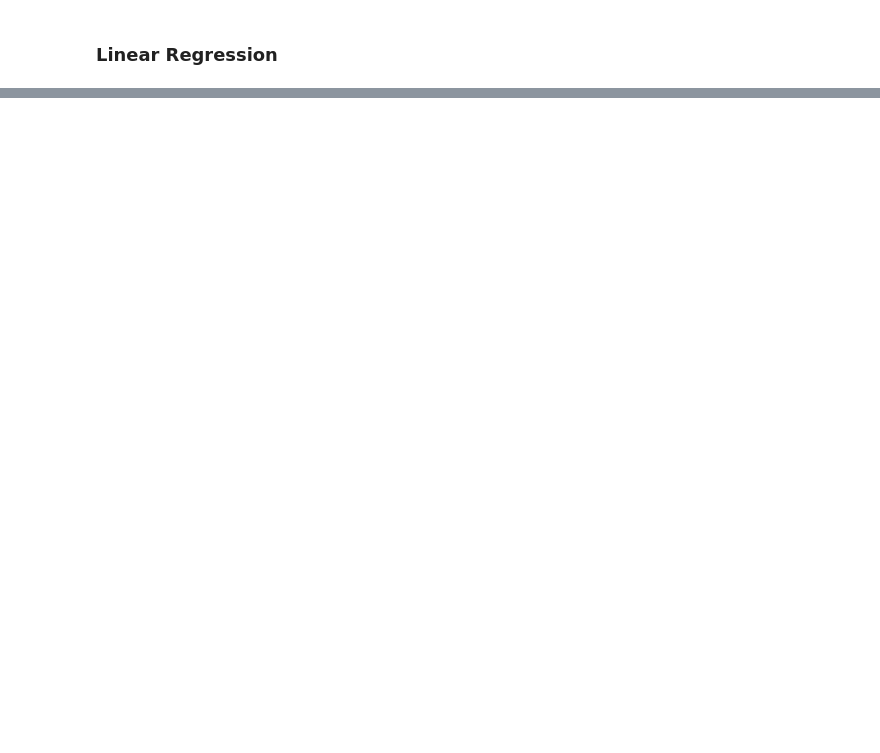
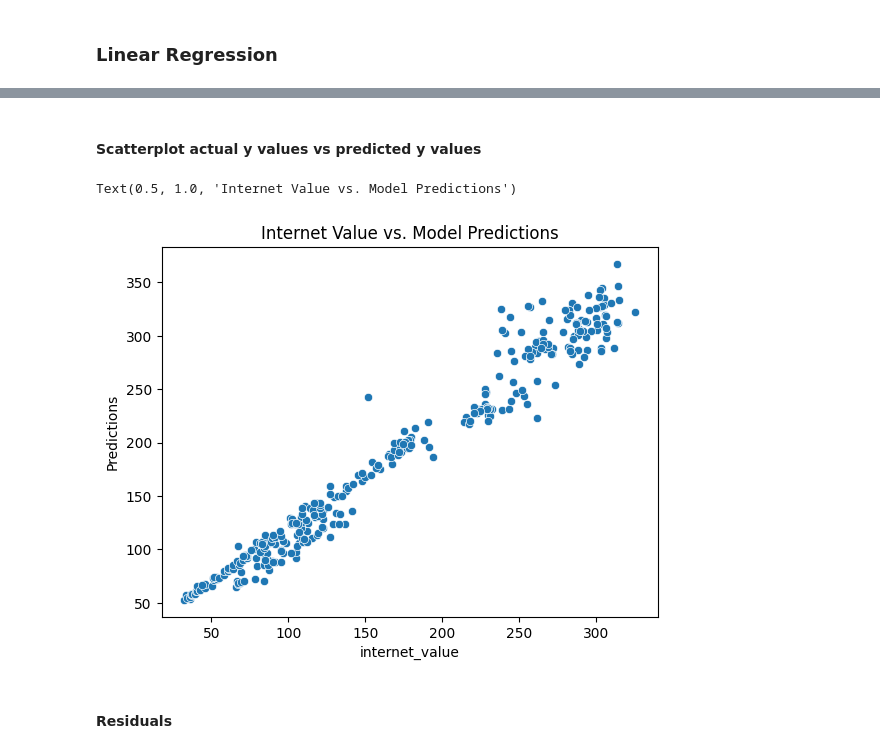
Before and after one commit to MariiaKrestenko/retail-internet-sales-uk, a Jupyter notebook: main.ipynb, the cells around one changed output, grey strips where cells are left out. Drawn from its saved outputs; the diff is of its cells as text; code cells hidden in the pictures; blank space fills up the shorter version.

```diff
--- a/main.ipynb
+++ b/main.ipynb
@@ -165,0 +185,12 @@ y_pred_test = model.predict(X_test)
+# %% [markdown]
+#### Scatterplot actual y values vs predicted y values
+# %%
+# Scatter plot of actual y values vs predicted values.
+sns.scatterplot(x=y_test, y=y_pred_test)
+plt.ylabel('Predictions')
+plt.title('Internet Value vs. Model Predictions')
+# %% [output]
+Text(0.5, 1.0, 'Internet Value vs. Model Predictions')
+[figure, added]
+# %% [markdown]
+#### Residuals
```
Also changed, not shown: parts of 11 cells of this notebook.
